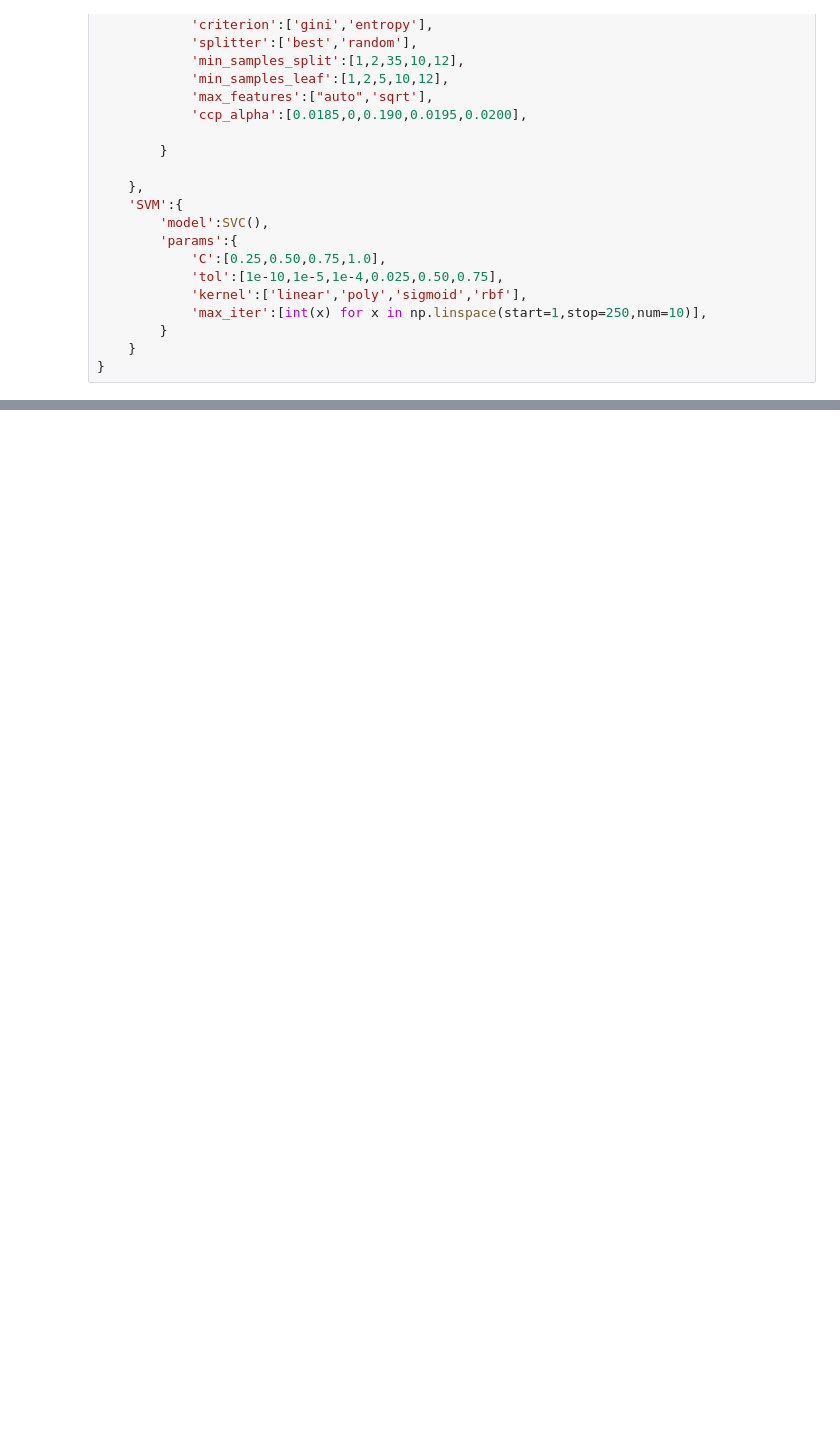
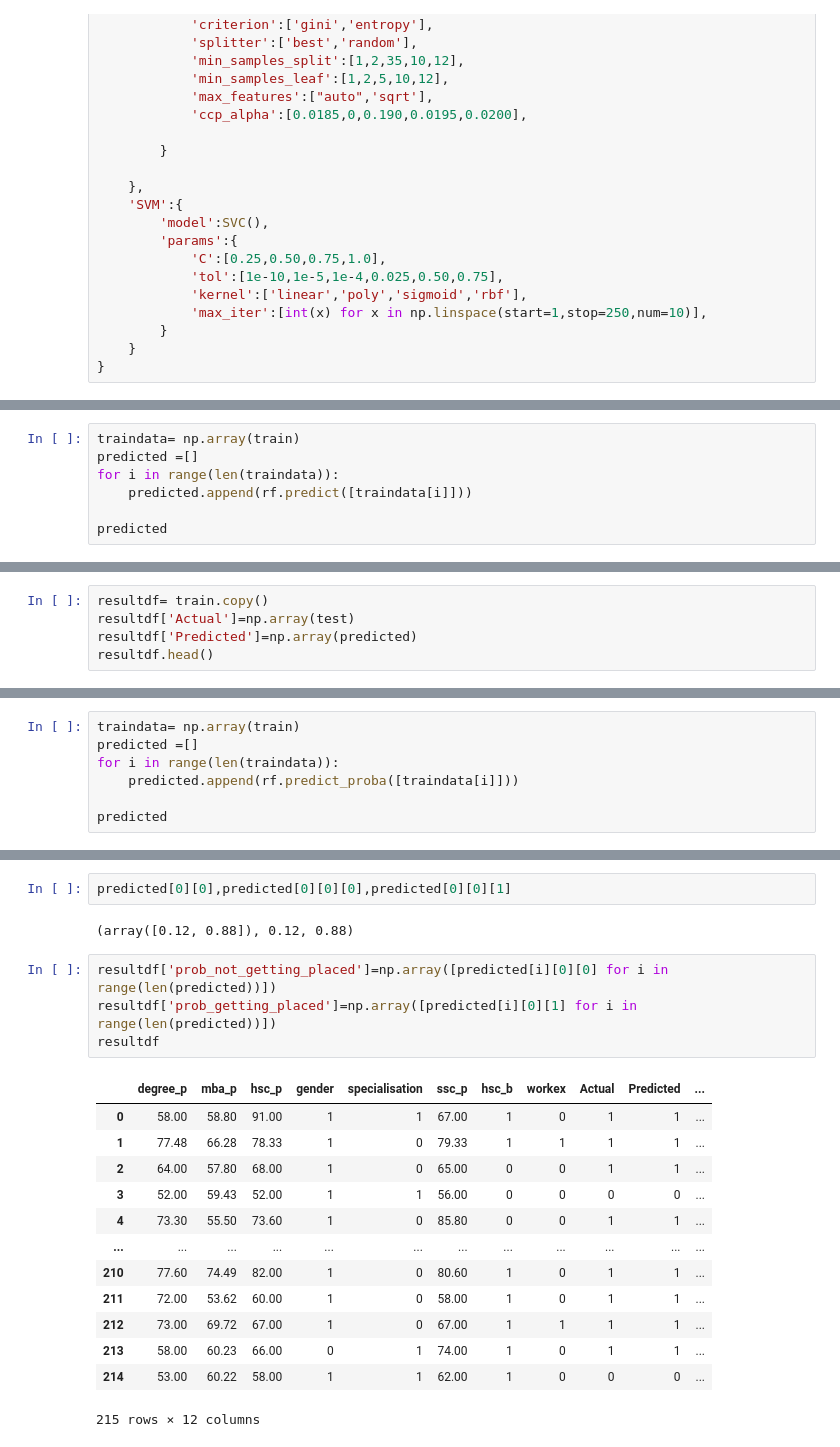
Before and after one commit to savii99/campus_placement_prediction, a Jupyter notebook: code.ipynb, the cells around one changed output, grey strips where cells are left out. Cells and saved outputs as stored; diff of their text form; blank space fills up the shorter version.

```diff
--- a/code.ipynb
+++ b/code.ipynb
@@ -862,0 +880,7 @@ sns.heatmap(cn,annot=True,cmap="plasma")
+# %%
+traindata= np.array(train)
+predicted =[]
+for i in range(len(traindata)):
+    predicted.append(rf.predict([traindata[i]]))
+
+predicted
@@ -862,0 +905,5 @@ sns.heatmap(cn,annot=True,cmap="plasma")
+# %%
+resultdf= train.copy()
+resultdf['Actual']=np.array(test)
+resultdf['Predicted']=np.array(predicted)
+resultdf.head()
@@ -862,0 +933,7 @@ sns.heatmap(cn,annot=True,cmap="plasma")
+# %%
+traindata= np.array(train)
+predicted =[]
+for i in range(len(traindata)):
+    predicted.append(rf.predict_proba([traindata[i]]))
+
+predicted
@@ -862,0 +958,22 @@ sns.heatmap(cn,annot=True,cmap="plasma")
+# %%
+predicted[0][0],predicted[0][0][0],predicted[0][0][1]
+# %% [output]
+(array([0.12, 0.88]), 0.12, 0.88)
+# %%
+resultdf['prob_not_getting_placed']=np.array([predicted[i][0][0] for i in range(len(predicted))])
+resultdf['prob_getting_placed']=np.array([predicted[i][0][1] for i in range(len(predicted))])
+resultdf
+# %% [output]
+|  | degree_p | mba_p | hsc_p | gender | specialisation | ssc_p | hsc_b | workex | Actual | Predicted | ... |
+| 0 | 58.00 | 58.80 | 91.00 | 1 | 1 | 67.00 | 1 | 0 | 1 | 1 | ... |
+| 1 | 77.48 | 66.28 | 78.33 | 1 | 0 | 79.33 | 1 | 1 | 1 | 1 | ... |
+| 2 | 64.00 | 57.80 | 68.00 | 1 | 0 | 65.00 | 0 | 0 | 1 | 1 | ... |
+| 3 | 52.00 | 59.43 | 52.00 | 1 | 1 | 56.00 | 0 | 0 | 0 | 0 | ... |
+| 4 | 73.30 | 55.50 | 73.60 | 1 | 0 | 85.80 | 0 | 0 | 1 | 1 | ... |
+| ... | ... | ... | ... | ... | ... | ... | ... | ... | ... | ... | ... |
+| 210 | 77.60 | 74.49 | 82.00 | 1 | 0 | 80.60 | 1 | 0 | 1 | 1 | ... |
+| 211 | 72.00 | 53.62 | 60.00 | 1 | 0 | 58.00 | 1 | 0 | 1 | 1 | ... |
+| 212 | 73.00 | 69.72 | 67.00 | 1 | 0 | 67.00 | 1 | 1 | 1 | 1 | ... |
+| 213 | 58.00 | 60.23 | 66.00 | 0 | 1 | 74.00 | 1 | 0 | 1 | 1 | ... |
+| 214 | 53.00 | 60.22 | 58.00 | 1 | 1 | 62.00 | 1 | 0 | 0 | 0 | ... |
+215 rows × 12 columns
```
Also changed, not shown: parts of 31 cells of this notebook.
